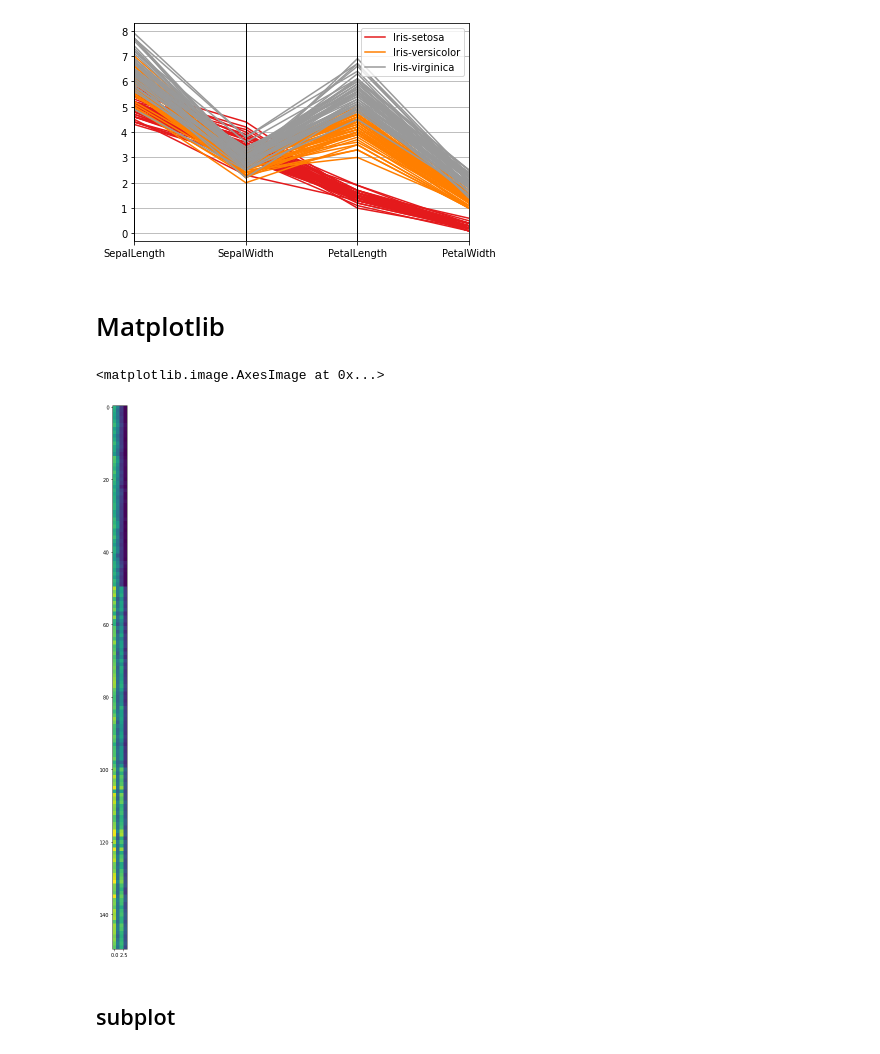
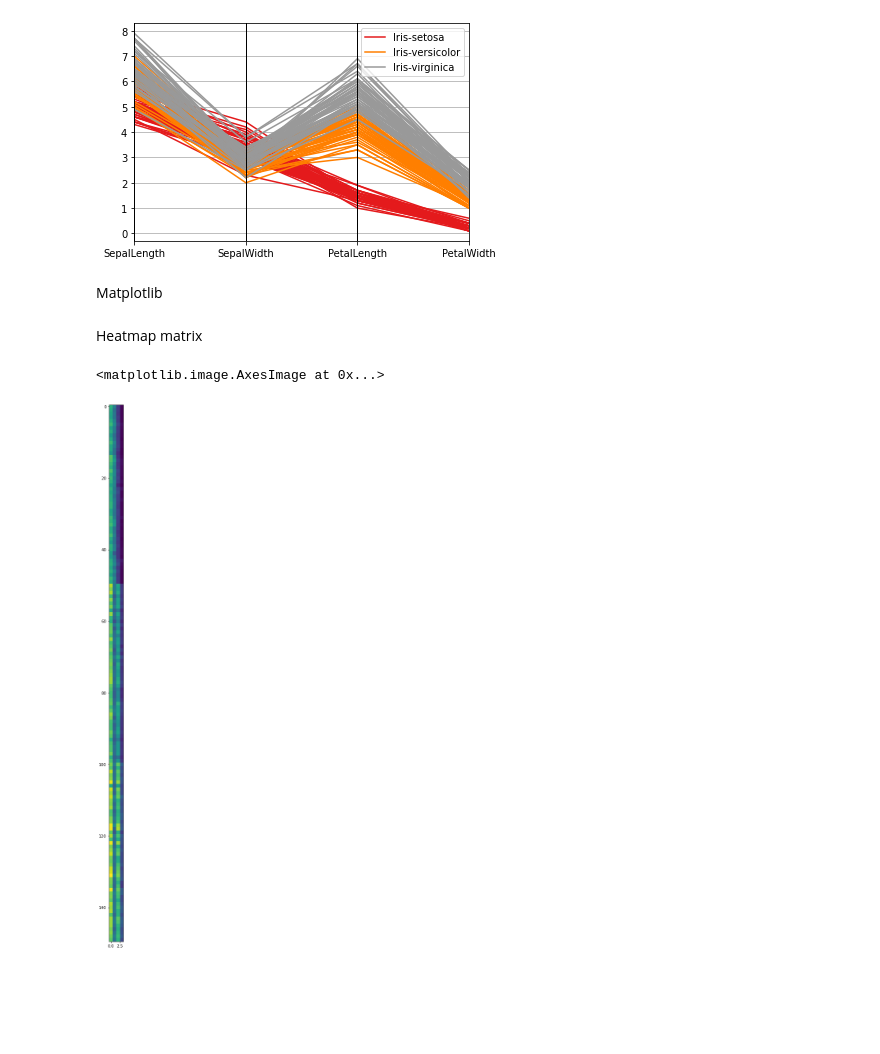
Before and after one commit to ThanikPimpiban/DWDM21, a Jupyter notebook: DataViz01_Table_Data.ipynb, the cells around one changed output. Cells and saved outputs as stored; diff of their text form; code cells hidden in the pictures; blank space fills up the shorter version.

Commit message:
เสร็จ (เหลือcomment+อาจแก้สี plot ใหม่)

```diff
--- a/DataViz01_Table_Data.ipynb
+++ b/DataViz01_Table_Data.ipynb
@@ -3,7 +3,7 @@
 # %%
 import pandas as pd
 # %%
-df = pd.read_csv('https://raw.githubusercontent.com/pandas-dev/pandas/master/pandas/tests/io/data/csv/iris.csv')
+df = pd.read_csv('https://raw.github.com/pandas-dev/pandas/master/pandas/tests/io/data/csv/iris.csv')
 df
 # %% [output]
 |  | SepalLength | SepalWidth | PetalLength | PetalWidth | Name |
@@ -49,17 +65,17 @@ pd.plotting.parallel_coordinates(df,'Name',colormap='Set1')
 # %% [output]
 <matplotlib.axes._subplots.AxesSubplot at 0x...>
 [figure]
-# %% [markdown]
-# Matplotlib
+# %% [markdown]
+Matplotlib
 # %%
 from matplotlib import pyplot as plt
 # %%
 import matplotlib
+# %% [markdown]
+Heatmap matrix
 # %%
-matplotlib.rcParams['figure.figsize']=[20,20]
+matplotlib.rcParams['figure.figsize']=[25,25] #กำหนดขนาดของ figure
 plt.imshow(df.iloc[:,:-1],interpolation='nearest')
 # %% [output]
 <matplotlib.image.AxesImage at 0x...>
-[figure, old version]
+[figure, new version]
-# %% [markdown]
-## subplot
```
Also changed, not shown: parts of 38 cells of this notebook.
